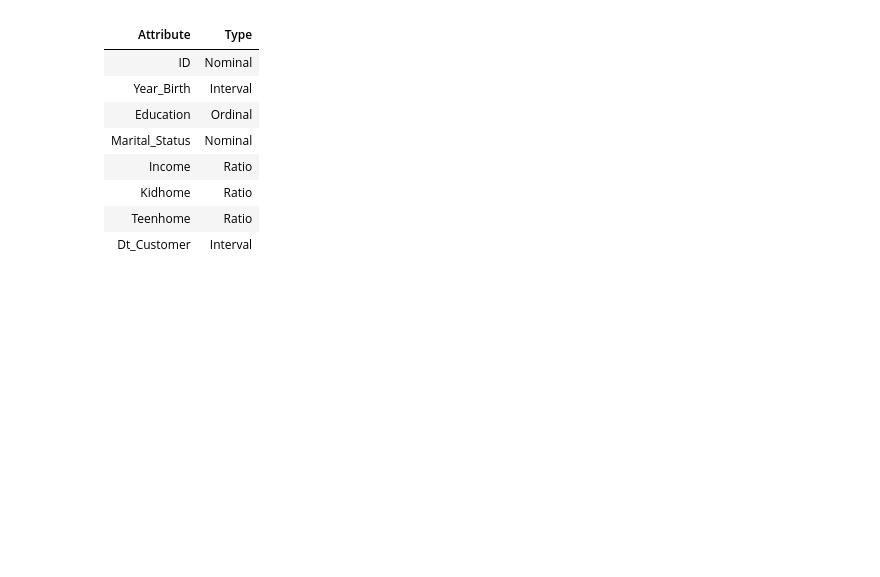
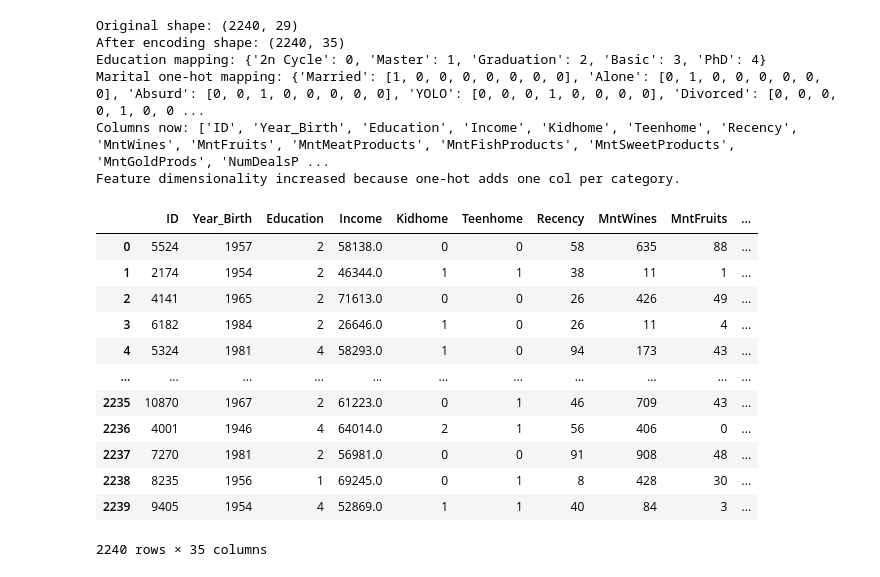
Before and after one commit to PrabinDevkota/MachineLearningLab, a Jupyter notebook: Lab3.ipynb, the cells around one changed output. Saved outputs shown, nothing was run; the diff lists cells and outputs as text; code cells hidden in the pictures; blank space fills up the shorter version.

```diff
--- a/Lab3.ipynb
+++ b/Lab3.ipynb
@@ -4,18 +4,6 @@ import numpy as np
 import pandas as pd
 import matplotlib.pyplot as plt
 from scipy.spatial.distance import minkowski
-# %% [markdown]
-
-| Attribute | Type |
-|---|---|
-| ID | Nominal |
-| Year_Birth | Interval |
-| Education | Ordinal |
-| Marital_Status | Nominal |
-| Income | Ratio |
-| Kidhome | Ratio |
-| Teenhome | Ratio |
-| Dt_Customer | Interval |
 # %%
 def label_encoding(datalist):
     unq = list(set(datalist))
@@ -41,39 +29,59 @@ def one_hot_encoding(datalist):
 
     return mapping
 # %%
-def load_market(path="data.xlsx", sheet="marketing_campaign"):
-    return pd.read_excel(path, sheet)
+def load_market(filename="marketing_campaign.csv"):
+    return pd.read_csv(filename)
 
 
 def convert():
     data = load_market()
     print("Original shape:", data.shape)
 
     education = data["Education"].tolist()
     edu_map = label_encoding(education)
     data["Education"] = [edu_map[x] for x in education]
 
     marital = data["Marital_Status"].tolist()
     marital_map = one_hot_encoding(marital)
 
     for status in marital_map:
         col_name = "Marital_" + str(status)
         data[col_name] = [1 if x == status else 0 for x in marital]
 
     data = data.drop(columns=["Marital_Status"])
 
     if "Dt_Customer" in data.columns:
         data = data.drop(columns=["Dt_Customer"])
 
     print("After encoding shape:", data.shape)
     print("Education mapping:", edu_map)
     print("Marital one-hot mapping:", marital_map)
     print("Columns now:", list(data.columns))
     print("Feature dimensionality increased because one-hot adds one col per category.")
     return data
 
 
 convert()
+# %% [output]
+Original shape: (2240, 29)
+After encoding shape: (2240, 35)
+Education mapping: {'2n Cycle': 0, 'Master': 1, 'Graduation': 2, 'Basic': 3, 'PhD': 4}
+Marital one-hot mapping: {'Married': [1, 0, 0, 0, 0, 0, 0, 0], 'Alone': [0, 1, 0, 0, 0, 0, 0, 0], 'Absurd': [0, 0, 1, 0, 0, 0, 0, 0], 'YOLO': [0, 0, 0, 1, 0, 0, 0, 0], 'Divorced': [0, 0, 0, 0, 1, 0, 0 ...
+Columns now: ['ID', 'Year_Birth', 'Education', 'Income', 'Kidhome', 'Teenhome', 'Recency', 'MntWines', 'MntFruits', 'MntMeatProducts', 'MntFishProducts', 'MntSweetProducts', 'MntGoldProds', 'NumDealsP ...
+Feature dimensionality increased because one-hot adds one col per category.
+|  | ID | Year_Birth | Education | Income | Kidhome | Teenhome | Recency | MntWines | MntFruits | ... |
+| 0 | 5524 | 1957 | 2 | 58138.0 | 0 | 0 | 58 | 635 | 88 | ... |
+| 1 | 2174 | 1954 | 2 | 46344.0 | 1 | 1 | 38 | 11 | 1 | ... |
+| 2 | 4141 | 1965 | 2 | 71613.0 | 0 | 0 | 26 | 426 | 49 | ... |
+| 3 | 6182 | 1984 | 2 | 26646.0 | 1 | 0 | 26 | 11 | 4 | ... |
+| 4 | 5324 | 1981 | 4 | 58293.0 | 1 | 0 | 94 | 173 | 43 | ... |
+| ... | ... | ... | ... | ... | ... | ... | ... | ... | ... | ... |
+| 2235 | 10870 | 1967 | 2 | 61223.0 | 0 | 1 | 46 | 709 | 43 | ... |
+| 2236 | 4001 | 1946 | 4 | 64014.0 | 2 | 1 | 56 | 406 | 0 | ... |
+| 2237 | 7270 | 1981 | 2 | 56981.0 | 0 | 0 | 91 | 908 | 48 | ... |
+| 2238 | 8235 | 1956 | 1 | 69245.0 | 0 | 1 | 8 | 428 | 30 | ... |
+| 2239 | 9405 | 1954 | 4 | 52869.0 | 1 | 1 | 40 | 84 | 3 | ... |
+2240 rows × 35 columns
 # %%
 def minkowski_distance(a, b, p):
     n = len(a)
```
Also changed, not shown: parts of 6 cells of this notebook.
